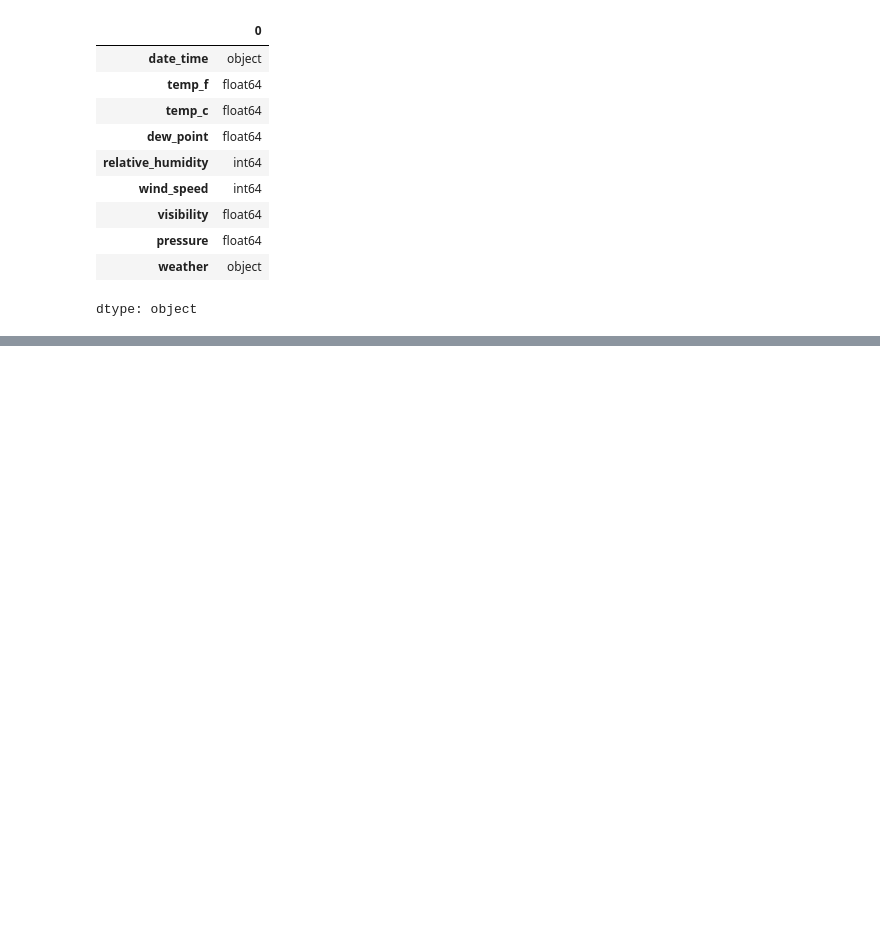
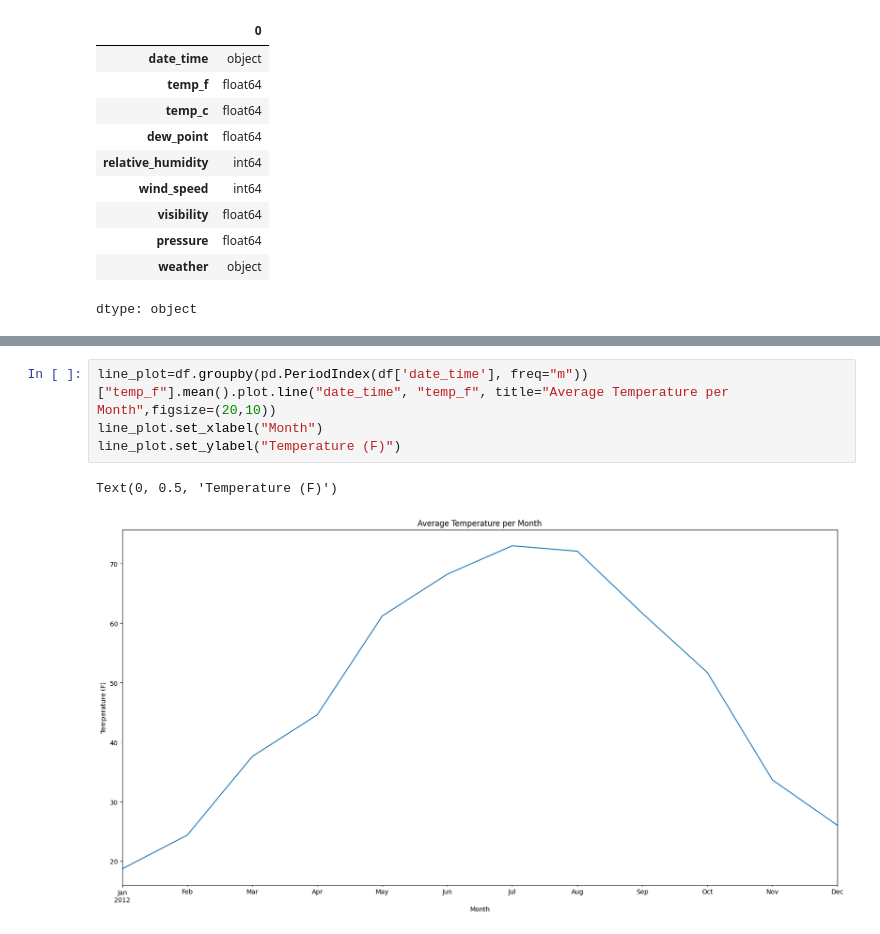
Before and after one commit to zaccowan/MLA_ZSC, a Jupyter notebook: MLA1_ZSC.ipynb, the cells around one changed output, grey strips where cells are left out. Cells and saved outputs as stored; diff of their text form; blank space fills up the shorter version.

```diff
--- a/MLA1_ZSC.ipynb
+++ b/MLA1_ZSC.ipynb
@@ -115,0 +132,7 @@ df
+# %%
+line_plot=df.groupby(pd.PeriodIndex(df['date_time'], freq="m"))["temp_f"].mean().plot.line("date_time", "temp_f", title="Average Temperature per Month",figsize=(20,10))
+line_plot.set_xlabel("Month")
+line_plot.set_ylabel("Temperature (F)")
+# %% [output]
+Text(0, 0.5, 'Temperature (F)')
+[figure, added]
```
Also changed, not shown: parts of 7 cells of this notebook.
